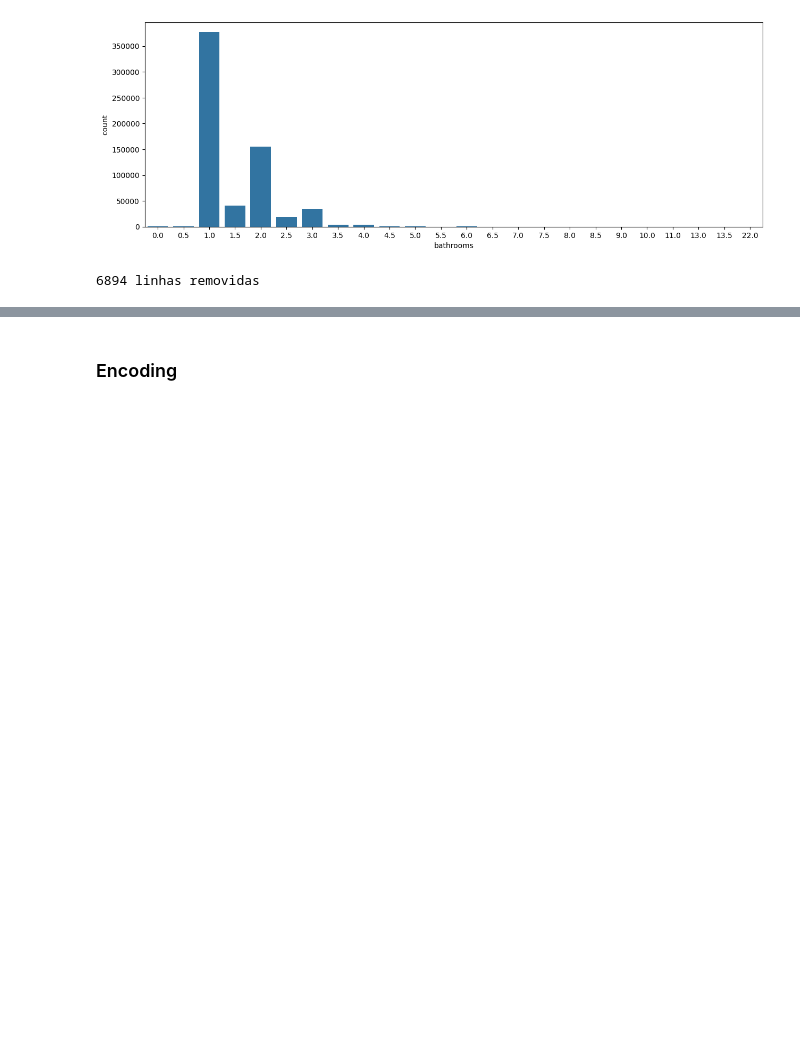
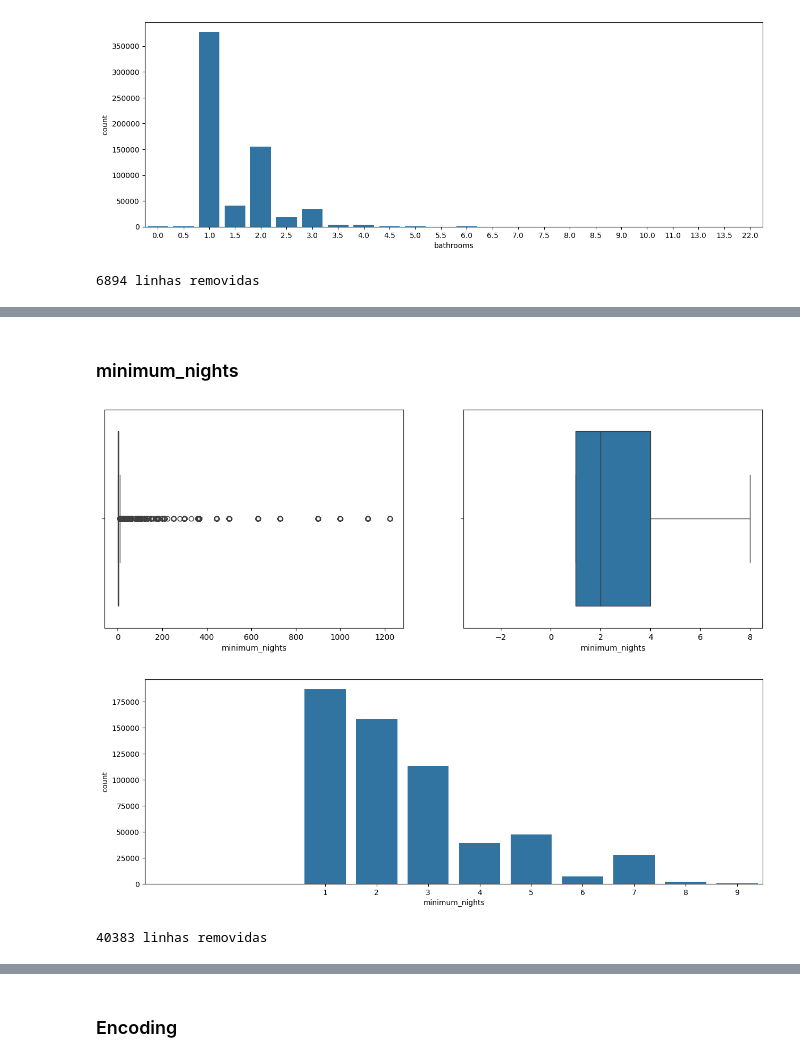
Before and after one commit to MarcioLuizBR/Ciencia_dados_Airbnb, a Jupyter notebook: Solução Airbnb Rio.ipynb, the cells around one changed output, grey strips where cells are left out. Drawn from its saved outputs; the diff is of its cells as text; code cells hidden in the pictures; blank space fills up the shorter version.

```diff
--- a/Solução Airbnb Rio.ipynb
+++ b/Solução Airbnb Rio.ipynb
@@ -503,0 +548,13 @@ number_of_reviews
+# %% [markdown]
+### minimum_nights
+# %%
+diagrama_caixa(base_airbnb['minimum_nights'])
+grafico_barra(base_airbnb['minimum_nights'])
+# %% [output]
+[figure, added]
+[figure, added]
+# %%
+base_airbnb, linhas_removidas = excluir_outliers(base_airbnb, 'minimum_nights')
+print(f'{linhas_removidas} linhas removidas')
+# %% [output]
+40383 linhas removidas
```
Also changed, not shown: parts of 25 cells of this notebook.
